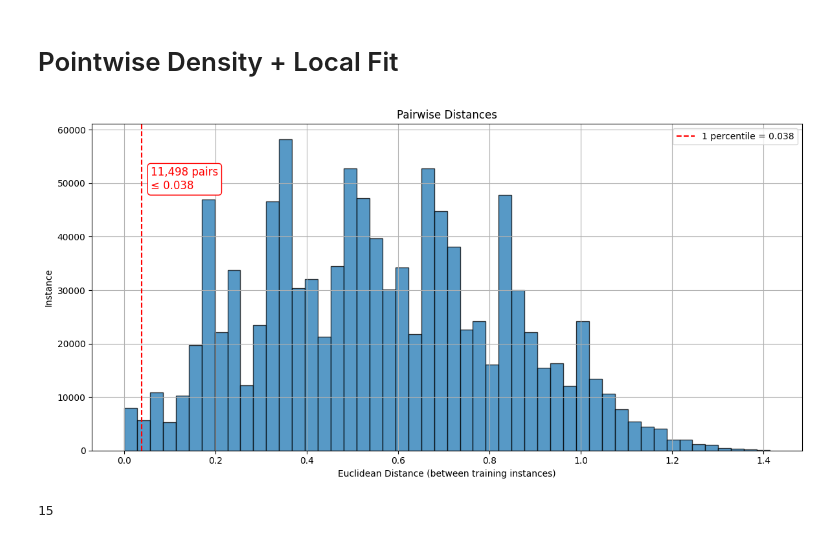
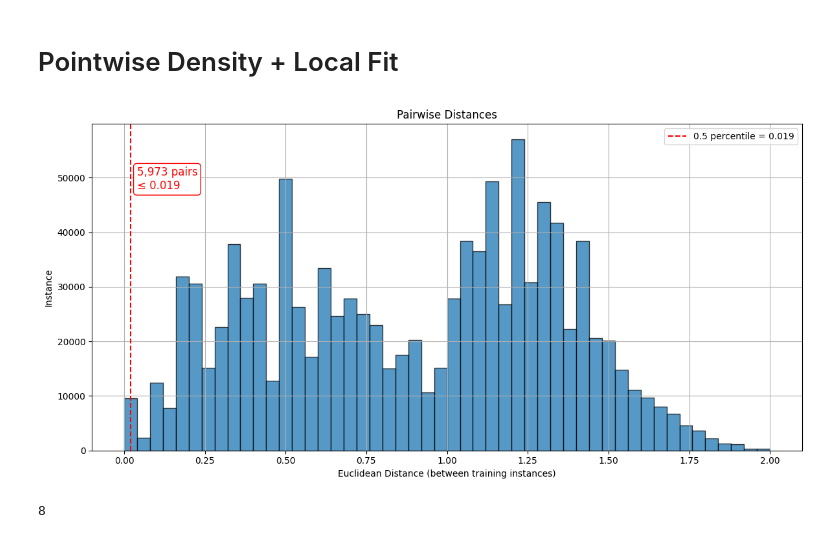
Before and after one commit to Oak10/hospital-adm-pw-rel, a Jupyter notebook: minas_gerais/belo_horizonte/station_amazonas/6_pointwise_rf_dens_local_cat_only.ipynb, the cells around one changed output. Drawn from its saved outputs; the diff is of its cells as text; code cells hidden in the pictures.

```diff
--- a/minas_gerais/belo_horizonte/station_amazonas/6_pointwise_rf_dens_local_cat_only.ipynb
+++ b/minas_gerais/belo_horizonte/station_amazonas/6_pointwise_rf_dens_local_cat_only.ipynb
@@ -159,9 +159,9 @@ array([0.41355776, 0.21510835, 0.19030288, 0.08203985, 0.04886889,
 # Pointwise Density + Local Fit
 # %%
 # TODO: use only important features
-# distance_features = ['DayOfWeekNum', 'WeekOfYear', 'Month', 'IsWeekend']
+distance_features = ['DayOfWeekNum', 'WeekOfYear', 'Month', 'IsWeekend']
 # distance_features = ['DayOfWeekNum', 'WeekOfYear', 'IsWeekend']
-distance_features = ['DayOfWeekNum', 'WeekOfYear']
+# distance_features = ['DayOfWeekNum', 'WeekOfYear']
 # %%
 # Scaler
 
@@ -177,32 +177,32 @@ X_val_scaled_sub = pd.DataFrame(scaler.transform(X_val[distance_features]),
 # %%
 # Pairwise distances in training set
 train_distance_matrix = euclidean_distances(X_train_scaled_sub)
 i_upper = np.triu_indices_from(train_distance_matrix, k=1)
 pairwise_distances_train = train_distance_matrix[i_upper]
 
 # TODO: select percentile (5th)
-percentile_number = 1
+percentile_number = 0.5
 
 selected_percentile = np.percentile(pairwise_distances_train, percentile_number)
 
 count_below_percentile = np.sum(pairwise_distances_train <= selected_percentile)
 
 plt.figure(figsize=(12, 6))
 plt.hist(pairwise_distances_train, bins=50, edgecolor='black', alpha=0.75)
 plt.axvline(selected_percentile, color='red', linestyle='--', label=f'{percentile_number} percentile = {selected_percentile:.3f}')
 plt.text(selected_percentile + 0.02, plt.ylim()[1]*0.8,
          f'{count_below_percentile:,} pairs\n≤ {selected_percentile:.3f}',
          color='red', fontsize=12, bbox=dict(facecolor='white', edgecolor='red', boxstyle='round,pad=0.3'))
 
 plt.xlabel("Euclidean Distance (between training instances)")
 plt.ylabel("Instance")
 plt.title("Pairwise Distances")
 plt.legend()
 plt.grid(True)
 plt.tight_layout()
 plt.show()
 # %% [output]
-[figure, old version]
+[figure, new version]
 # %%
 within_threshold = (train_distance_matrix <= selected_percentile)
 
@@ -214,7 +214,7 @@ neighbors_within_threshold = np.sum(within_threshold, axis=1)
 k_max = int(np.mean(neighbors_within_threshold))
 k_max
 # %% [output]
-15
+8
 # %%
 def compute_density_component(x_new, X_train_scaled, threshold, min_cluster_units):
     distances = euclidean_distances([x_new], X_train_scaled)[0]
```
Also changed, not shown: parts of 3 cells of this notebook, 7 other files.
